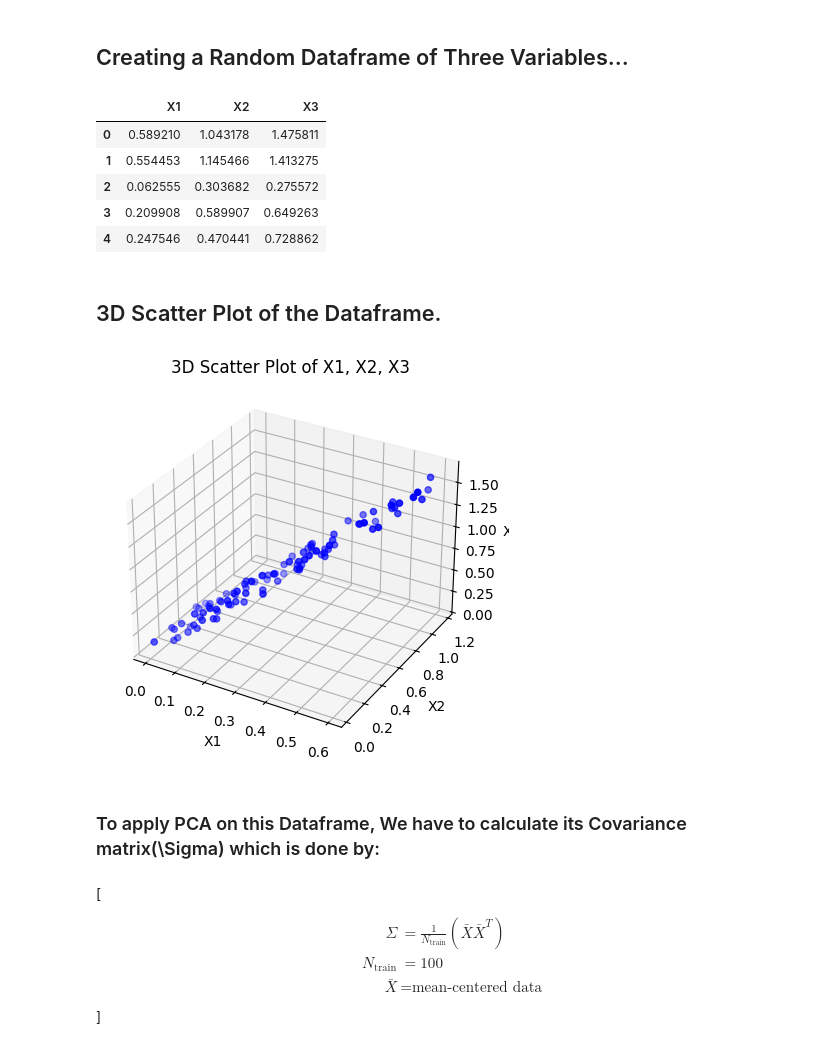
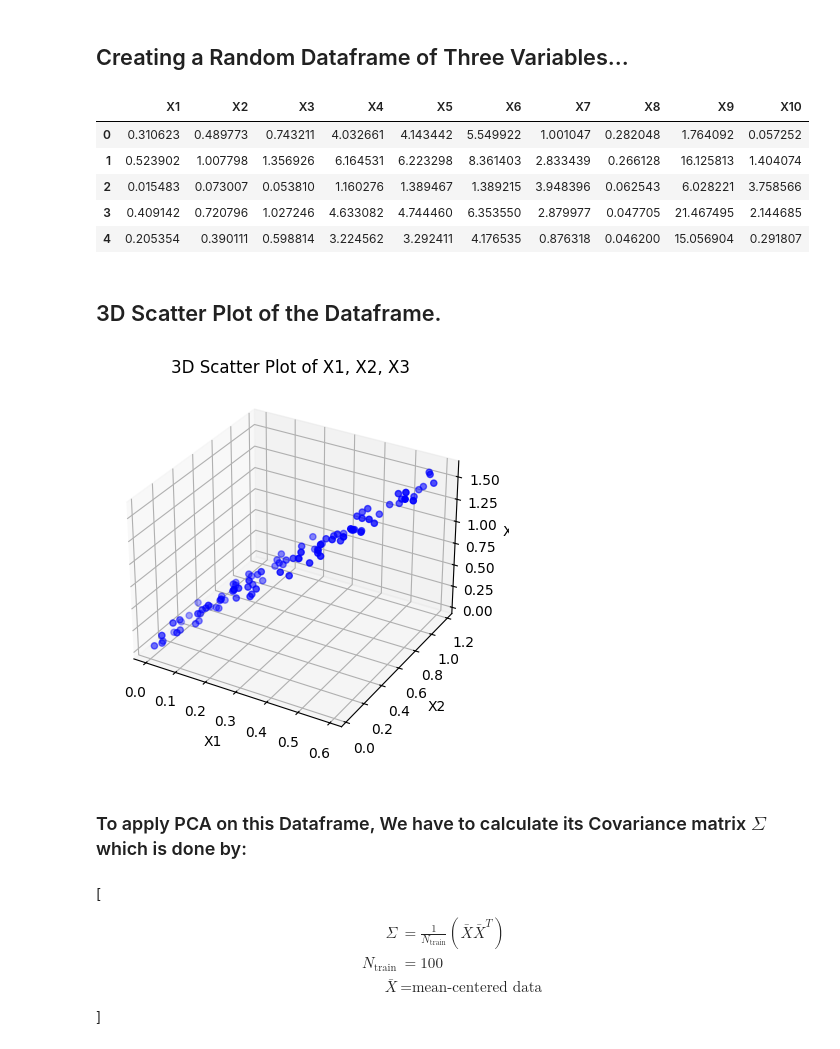
Before and after one commit to sandy949/PCA-From-Scratch, a Jupyter notebook: src.ipynb, the cells around one changed output. Cells and saved outputs as stored; diff of their text form; code cells hidden in the pictures.

```diff
--- a/src.ipynb
+++ b/src.ipynb
@@ -10,17 +10,24 @@ import seaborn as sns
 # %%
 x1 = 0.6 * np.random.rand(100)
 x2 = 1.5*x1 + (np.random.rand(100)/3)
 x3 = (2.3*x1 + (np.random.rand(100)/5) + 0.05*x2)
+x4 = 4.5*x3 + np.random.rand(100)
+x5 = x4 + (np.random.rand(100)/4)
+x6 = 4*x3 + 0.4*x5 + np.random.rand(100)
+x7 = 4 * np.random.rand(100)
+x8 = 0.4 * np.random.rand(100)
+x9 = 33 * np.random.rand(100)
+x10 = 4.5 * np.random.rand(100)
 
-training_data = pd.DataFrame(data={"X1": x1, "X2": x2 , "X3" : x3})
+training_data = pd.DataFrame(data={"X1": x1, "X2": x2 , "X3" : x3 , "X4" : x4 , "X5" : x5,"X6" : x6,"X7" : x7,"X8" : x8,"X9" : x9,"X10" : x10})
 training_data.head()
 # %% [output]
-|  | X1 | X2 | X3 |
-| 0 | 0.589210 | 1.043178 | 1.475811 |
-| 1 | 0.554453 | 1.145466 | 1.413275 |
-| 2 | 0.062555 | 0.303682 | 0.275572 |
-| 3 | 0.209908 | 0.589907 | 0.649263 |
-| 4 | 0.247546 | 0.470441 | 0.728862 |
+|  | X1 | X2 | X3 | X4 | X5 | X6 | X7 | X8 | X9 | X10 |
+| 0 | 0.310623 | 0.489773 | 0.743211 | 4.032661 | 4.143442 | 5.549922 | 1.001047 | 0.282048 | 1.764092 | 0.057252 |
+| 1 | 0.523902 | 1.007798 | 1.356926 | 6.164531 | 6.223298 | 8.361403 | 2.833439 | 0.266128 | 16.125813 | 1.404074 |
+| 2 | 0.015483 | 0.073007 | 0.053810 | 1.160276 | 1.389467 | 1.389215 | 3.948396 | 0.062543 | 6.028221 | 3.758566 |
+| 3 | 0.409142 | 0.720796 | 1.027246 | 4.633082 | 4.744460 | 6.353550 | 2.879977 | 0.047705 | 21.467495 | 2.144685 |
+| 4 | 0.205354 | 0.390111 | 0.598814 | 3.224562 | 3.292411 | 4.176535 | 0.876318 | 0.046200 | 15.056904 | 0.291807 |
 # %% [markdown]
 ## 3D Scatter Plot of the Dataframe.
 # %%
@@ -40,9 +47,9 @@ ax.set_zlabel('X3')
 plt.title("3D Scatter Plot of X1, X2, X3")
 plt.show()
 # %% [output]
-[figure, old version]
+[figure, new version]
 # %% [markdown]
-### To apply PCA on this Dataframe, We have to calculate its Covariance matrix(\Sigma) which is done by:
+### To apply PCA on this Dataframe, We have to calculate its Covariance matrix $\Sigma$ which is done by:
 # %% [markdown]
 \[
 \begin{aligned}
```
Also changed, not shown: parts of 4 cells of this notebook.
